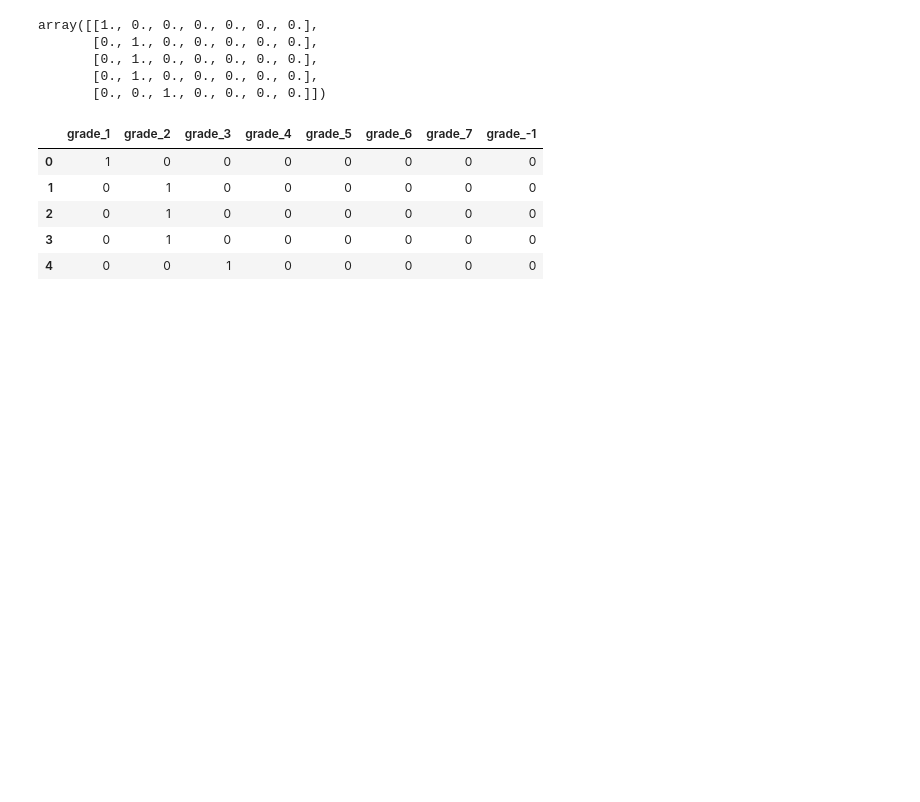
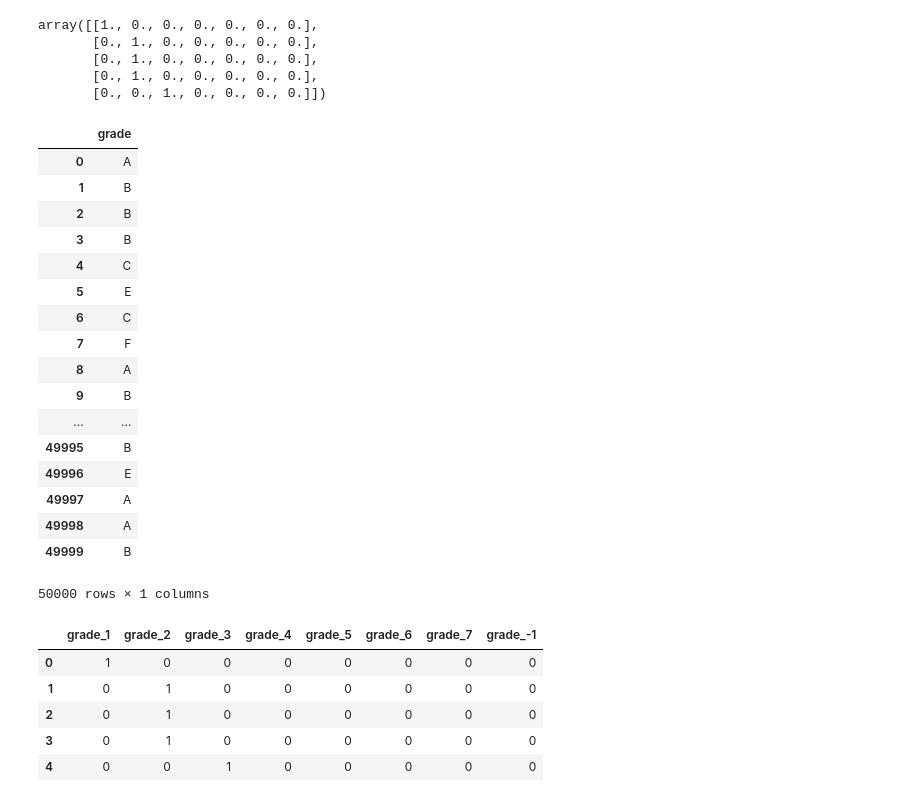
Before and after one commit to nejumi/fe_workshop, a Jupyter notebook: Feature_Engineering_Categorical.ipynb, the cells around one changed output. Saved outputs shown, nothing was run; the diff lists cells and outputs as text; code cells hidden in the pictures; blank space fills up the shorter version.

```diff
--- a/Feature_Engineering_Categorical.ipynb
+++ b/Feature_Engineering_Categorical.ipynb
@@ -49,6 +50,27 @@ array([[1., 0., 0., 0., 0., 0., 0.],
        [0., 1., 0., 0., 0., 0., 0.],
        [0., 1., 0., 0., 0., 0., 0.],
        [0., 0., 1., 0., 0., 0., 0.]])
+# %%
+df[['grade']]
+# %% [output]
+|  | grade |
+| 0 | A |
+| 1 | B |
+| 2 | B |
+| 3 | B |
+| 4 | C |
+| 5 | E |
+| 6 | C |
+| 7 | F |
+| 8 | A |
+| 9 | B |
+| ... | ... |
+| 49995 | B |
+| 49996 | E |
+| 49997 | A |
+| 49998 | A |
+| 49999 | B |
+50000 rows × 1 columns
 # %%
 # category_encodersのOneHotEncoderでOne-hot Encodingする
 ohe = ce.OneHotEncoder()
```
Also changed, not shown: parts of 3 cells of this notebook, 3 other files.
